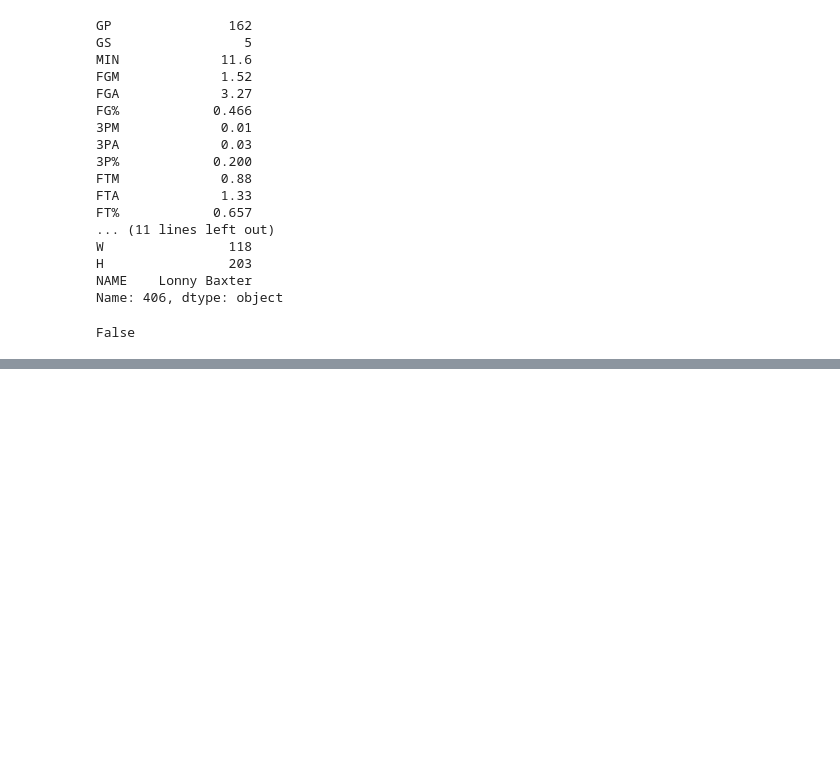
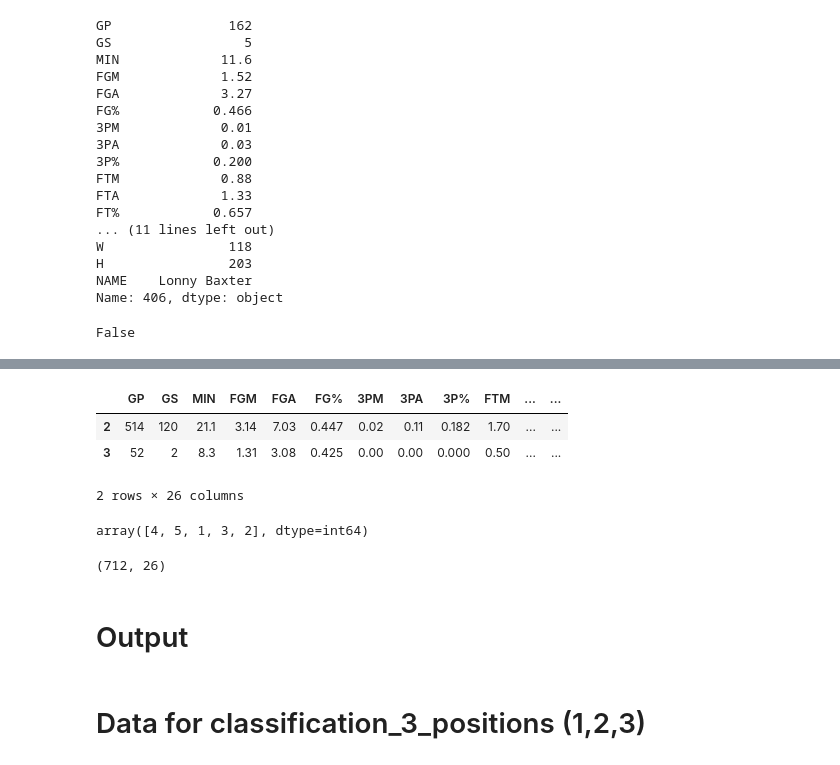
Before and after one commit to sVujke/nba-player-positions-machine-learning, a Jupyter notebook: dataset.ipynb, the cells around one changed output, grey strips where cells are left out. Cells and saved outputs as stored; diff of their text form; code cells hidden in the pictures; blank space fills up the shorter version.

```diff
--- a/dataset.ipynb
+++ b/dataset.ipynb
@@ -155,0 +172,19 @@ False
+# %%
+df5 = df[df['POS']<=5]
+df5.head(2)
+#df.columns
+# %% [output]
+|  | GP | GS | MIN | FGM | FGA | FG% | 3PM | 3PA | 3P% | FTM | ... | ... |
+| 2 | 514 | 120 | 21.1 | 3.14 | 7.03 | 0.447 | 0.02 | 0.11 | 0.182 | 1.70 | ... | ... |
+| 3 | 52 | 2 | 8.3 | 1.31 | 3.08 | 0.425 | 0.00 | 0.00 | 0.000 | 0.50 | ... | ... |
+2 rows × 26 columns
+# %%
+df5.POS.unique()
+# %% [output]
+array([4, 5, 1, 3, 2], dtype=int64)
+# %%
+df5.shape
+# %% [output]
+(712, 26)
+# %% [markdown]
+# Output
@@ -155,0 +193,2 @@ False
+# %% [markdown]
+# Data for classification_3_positions (1,2,3)
```
Also changed, not shown: parts of 22 cells of this notebook, 18 other files.
